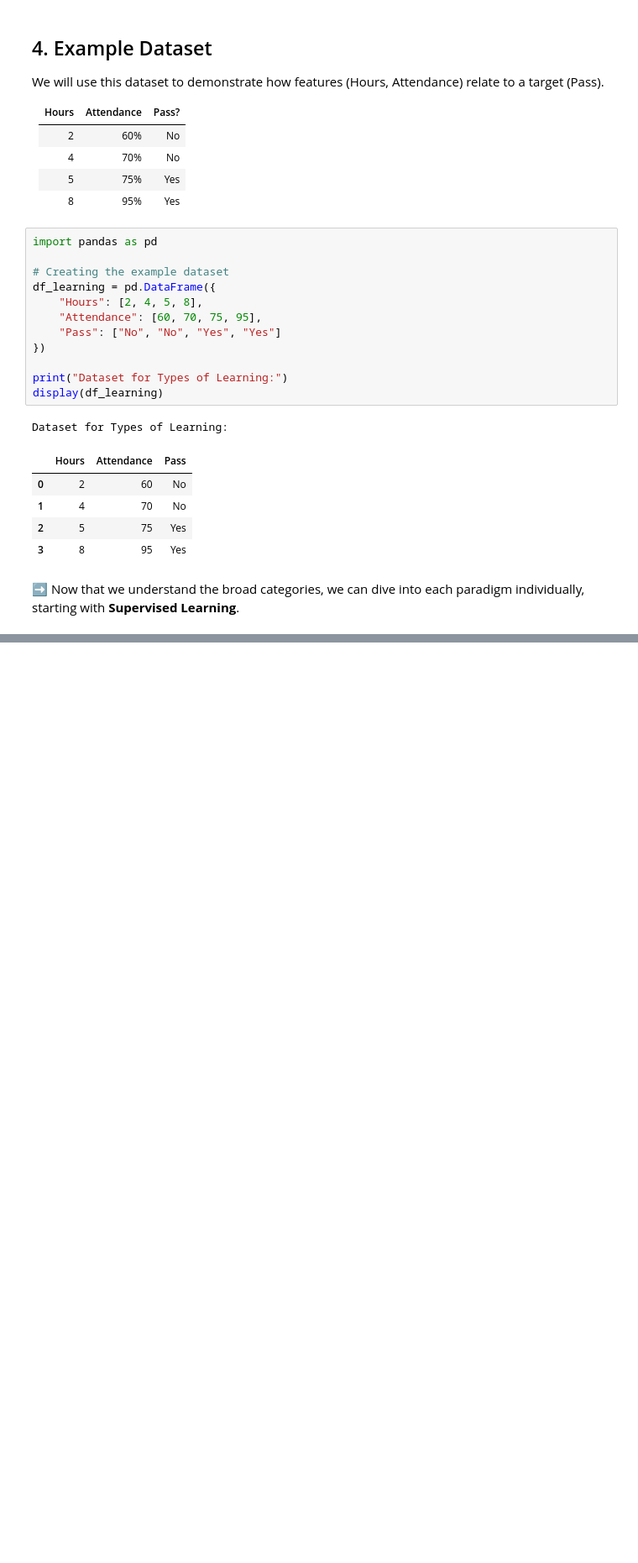
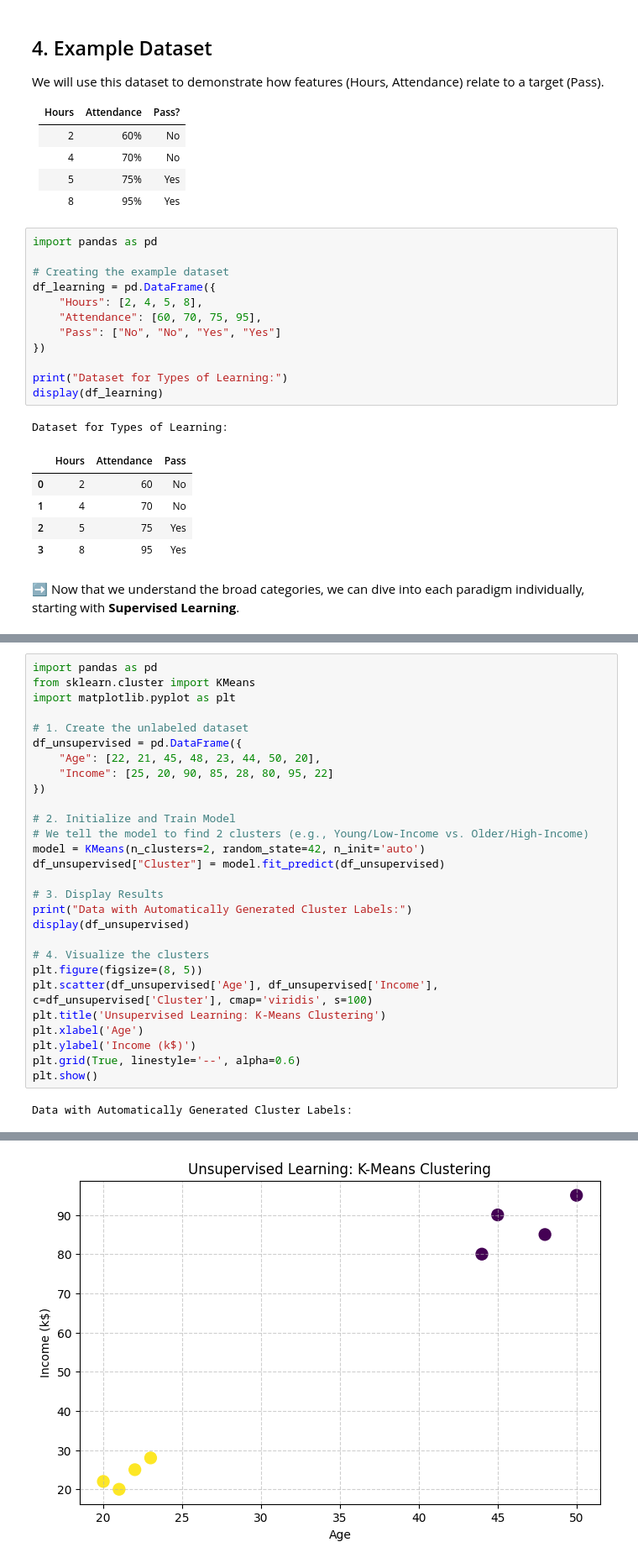
Before and after one commit to rsys-adsingh/Machine-Learning, a Jupyter notebook: study/Chapter_1.ipynb, the cells around one changed output, grey strips where cells are left out. Shown at 84% size. Drawn from its saved outputs; the diff is of its cells as text; blank space fills up the shorter version.

```diff
--- a/study/Chapter_1.ipynb
+++ b/study/Chapter_1.ipynb
@@ -400,0 +485,30 @@ Dataset for Types of Learning:
+# %%
+import pandas as pd
+from sklearn.cluster import KMeans
+import matplotlib.pyplot as plt
+
+# 1. Create the unlabeled dataset
+df_unsupervised = pd.DataFrame({
+    "Age": [22, 21, 45, 48, 23, 44, 50, 20],
+    "Income": [25, 20, 90, 85, 28, 80, 95, 22]
+})
+
+# 2. Initialize and Train Model
+# We tell the model to find 2 clusters (e.g., Young/Low-Income vs. Older/High-Income)
+model = KMeans(n_clusters=2, random_state=42, n_init='auto')
+df_unsupervised["Cluster"] = model.fit_predict(df_unsupervised)
+
+# 3. Display Results
+print("Data with Automatically Generated Cluster Labels:")
+display(df_unsupervised)
+
+# 4. Visualize the clusters
+plt.figure(figsize=(8, 5))
+plt.scatter(df_unsupervised['Age'], df_unsupervised['Income'], c=df_unsupervised['Cluster'], cmap='viridis', s=100)
+plt.title('Unsupervised Learning: K-Means Clustering')
+plt.xlabel('Age')
+plt.ylabel('Income (k$)')
+plt.grid(True, linestyle='--', alpha=0.6)
+plt.show()
+# %% [output]
+Data with Automatically Generated Cluster Labels:
@@ -400,0 +524 @@ Dataset for Types of Learning:
+[figure, added]
```
Also changed, not shown: parts of 9 cells of this notebook.
